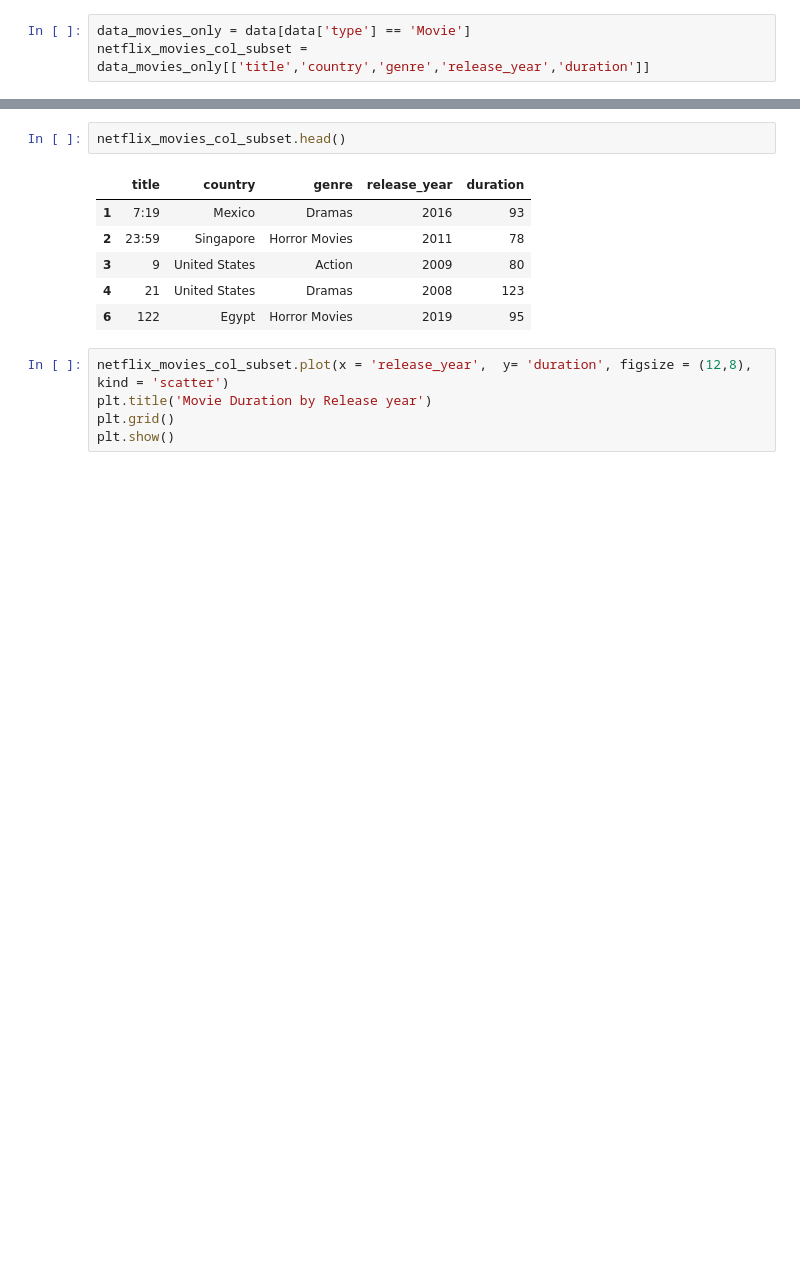
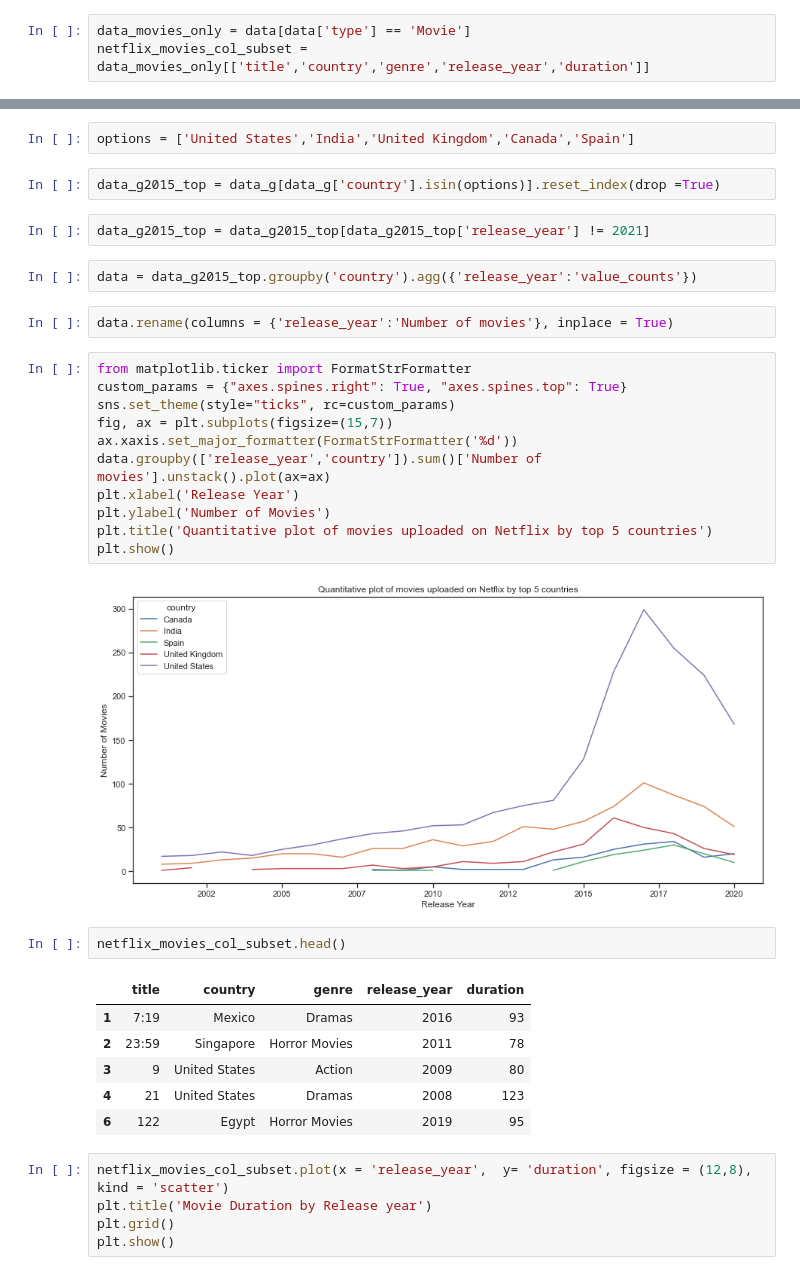
Before and after one commit to idealidler/Analyzing-netflix-movies-data, a Jupyter notebook: Netflix_notebook.ipynb, the cells around one changed output, grey strips where cells are left out. Saved outputs shown, nothing was run; the diff lists cells and outputs as text; blank space fills up the shorter version.

```diff
--- a/Netflix_notebook.ipynb
+++ b/Netflix_notebook.ipynb
@@ -18,3 +59,26 @@ netflix_movies_col_subset = data_movies_only[['title','country','genre','release
+# %%
+options = ['United States','India','United Kingdom','Canada','Spain']
+# %%
+data_g2015_top = data_g[data_g['country'].isin(options)].reset_index(drop =True)
+# %%
+data_g2015_top = data_g2015_top[data_g2015_top['release_year'] != 2021]
+# %%
+data = data_g2015_top.groupby('country').agg({'release_year':'value_counts'})
+# %%
+data.rename(columns = {'release_year':'Number of movies'}, inplace = True)
+# %%
+from matplotlib.ticker import FormatStrFormatter
+custom_params = {"axes.spines.right": True, "axes.spines.top": True}
+sns.set_theme(style="ticks", rc=custom_params)
+fig, ax = plt.subplots(figsize=(15,7))
+ax.xaxis.set_major_formatter(FormatStrFormatter('%d'))
+data.groupby(['release_year','country']).sum()['Number of movies'].unstack().plot(ax=ax)
+plt.xlabel('Release Year')
+plt.ylabel('Number of Movies')
+plt.title('Quantitative plot of movies uploaded on Netflix by top 5 countries')
+plt.show()
+# %% [output]
+[figure, added]
 # %%
 netflix_movies_col_subset.head()
 # %% [output]
```
Also changed, not shown: parts of 10 cells of this notebook.
